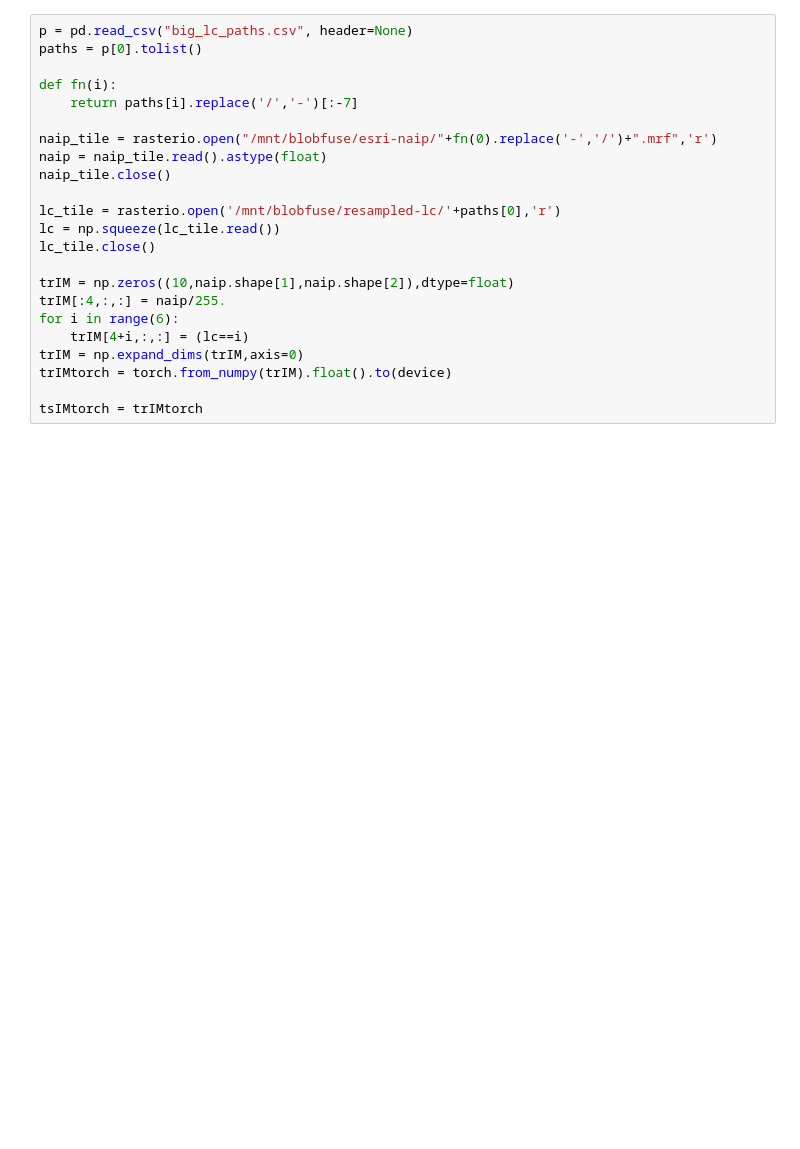
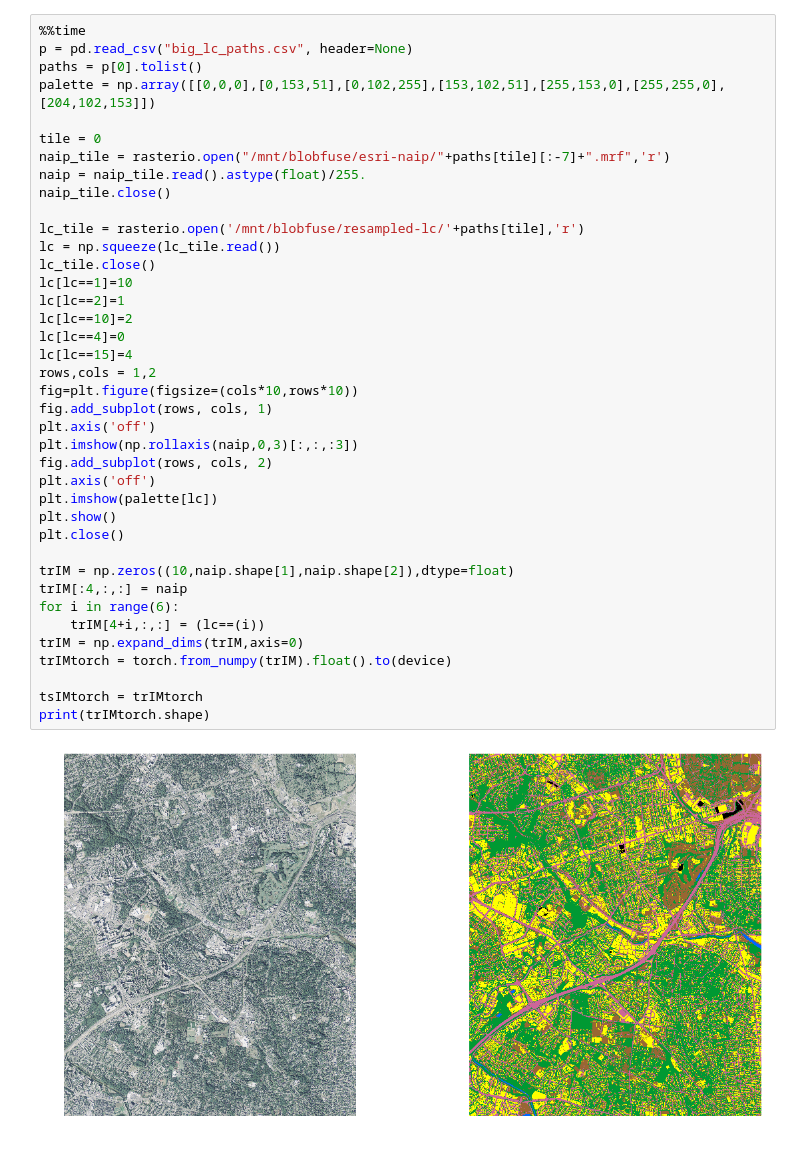
Before and after one commit to t-autran/epitome-pytorch, a Jupyter notebook: Epitome Pytorch.ipynb, the cells around one changed output. Cells and saved outputs as stored; diff of their text form; blank space fills up the shorter version.

```diff
--- a/Epitome Pytorch.ipynb
+++ b/Epitome Pytorch.ipynb
@@ -206,24 +182,42 @@ def epitome(x,K,N,T,NIT,sc,e,ev):
     return e,ev,p,etr
 # %%
+%%time
 p = pd.read_csv("big_lc_paths.csv", header=None)
 paths = p[0].tolist()
+palette = np.array([[0,0,0],[0,153,51],[0,102,255],[153,102,51],[255,153,0],[255,255,0],[204,102,153]])
 
-def fn(i):
-    return paths[i].replace('/','-')[:-7]
-
-naip_tile = rasterio.open("/mnt/blobfuse/esri-naip/"+fn(0).replace('-','/')+".mrf",'r')
-naip = naip_tile.read().astype(float)
+tile = 0
+naip_tile = rasterio.open("/mnt/blobfuse/esri-naip/"+paths[tile][:-7]+".mrf",'r')
+naip = naip_tile.read().astype(float)/255.
 naip_tile.close()
 
-lc_tile = rasterio.open('/mnt/blobfuse/resampled-lc/'+paths[0],'r')
+lc_tile = rasterio.open('/mnt/blobfuse/resampled-lc/'+paths[tile],'r')
 lc = np.squeeze(lc_tile.read())
 lc_tile.close()
+lc[lc==1]=10
+lc[lc==2]=1
+lc[lc==10]=2
+lc[lc==4]=0
+lc[lc==15]=4
+rows,cols = 1,2
+fig=plt.figure(figsize=(cols*10,rows*10))
+fig.add_subplot(rows, cols, 1)
+plt.axis('off')
+plt.imshow(np.rollaxis(naip,0,3)[:,:,:3])
+fig.add_subplot(rows, cols, 2)
+plt.axis('off')
+plt.imshow(palette[lc])
+plt.show()
+plt.close()
 
 trIM = np.zeros((10,naip.shape[1],naip.shape[2]),dtype=float)
-trIM[:4,:,:] = naip/255.
+trIM[:4,:,:] = naip
 for i in range(6):
-    trIM[4+i,:,:] = (lc==i)
+    trIM[4+i,:,:] = (lc==(i))
 trIM = np.expand_dims(trIM,axis=0)
 trIMtorch = torch.from_numpy(trIM).float().to(device)
 
 tsIMtorch = trIMtorch
+print(trIMtorch.shape)
+# %% [output]
+[figure, added]
```
Also changed, not shown: parts of 13 cells of this notebook.
